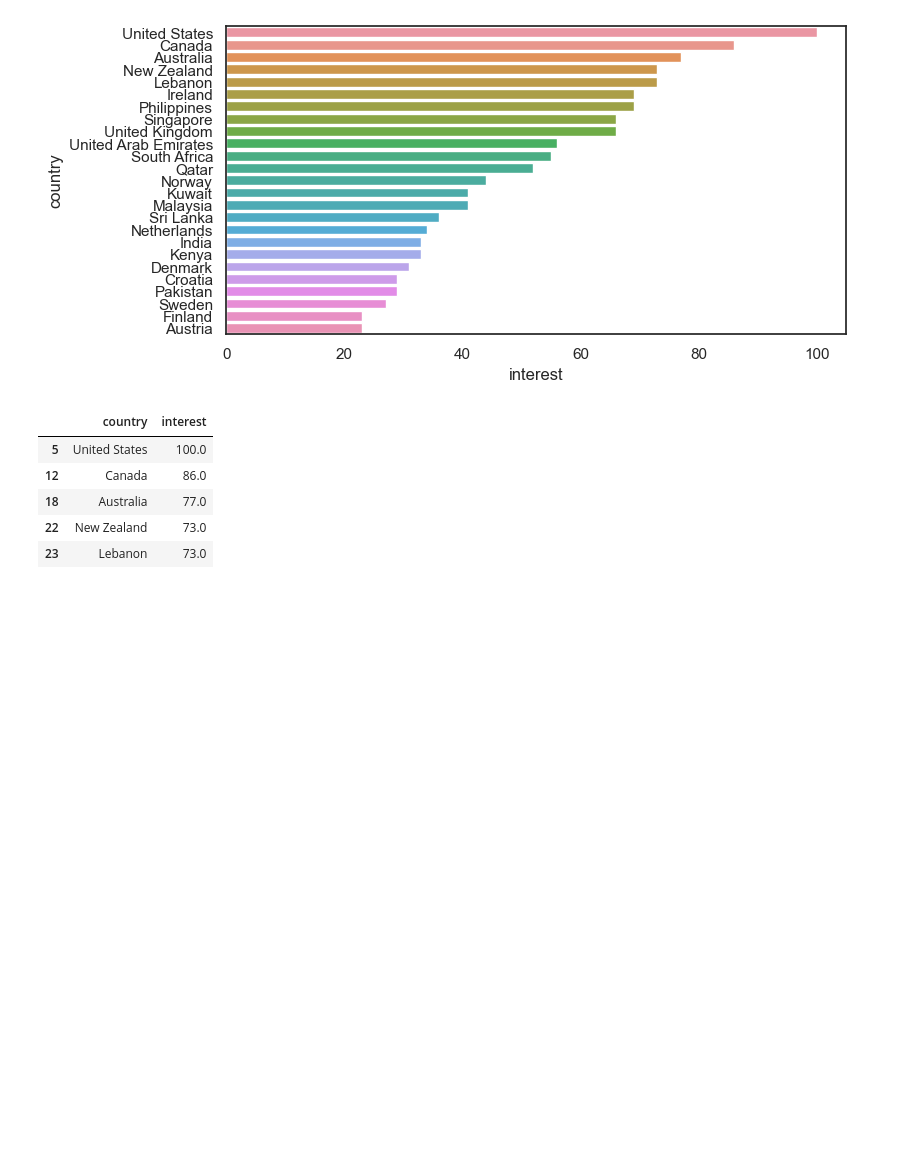
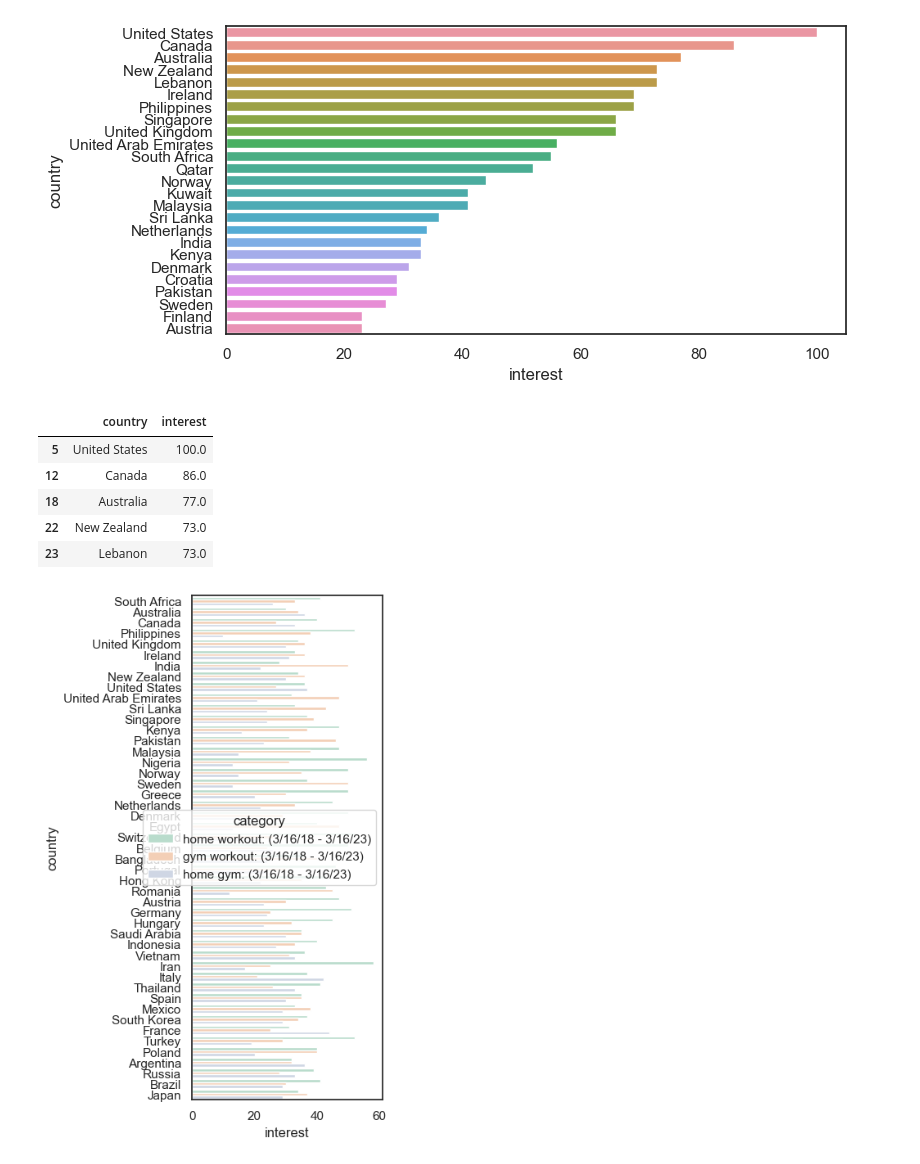
Before and after one commit to JeremyTallant/market_analysis, a Jupyter notebook: product_management.ipynb, the cells around one changed output. Saved outputs shown, nothing was run; the diff lists cells and outputs as text; code cells hidden in the pictures; blank space fills up the shorter version.

Commit message:
read in regional data with multiple keywords

```diff
--- a/product_management.ipynb
+++ b/product_management.ipynb
@@ -113,3 +113,8 @@ top_25_countries.head()
 | 18 | Australia | 77.0 |
 | 22 | New Zealand | 73.0 |
 | 23 | Lebanon | 73.0 |
+# %%
+# Read in regional data with multiple keywords
+geo_categories = read_geo('data/geo_home_workout_gym_workout_home_gym.csv', multi=True)
+# %% [output]
+[figure, added]
```
